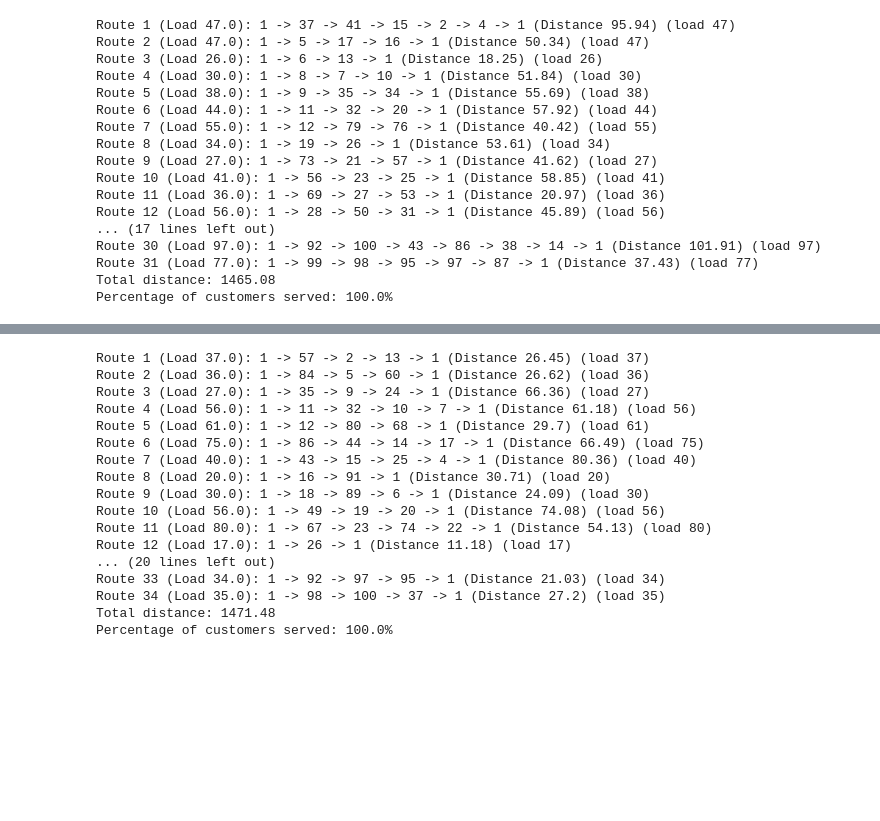
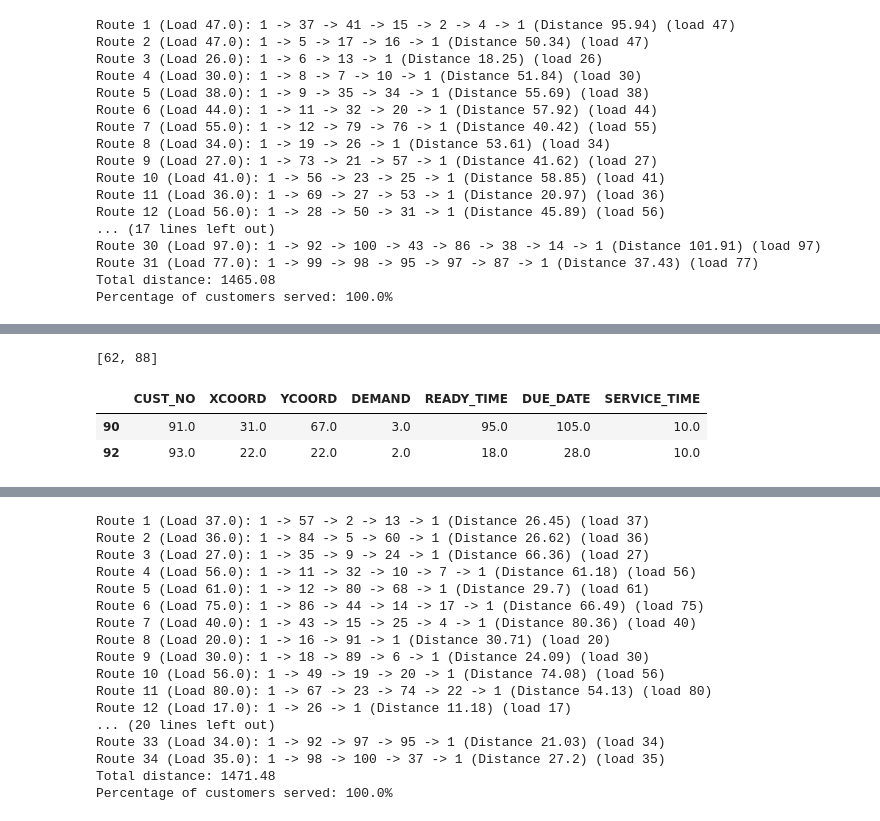
Before and after one commit to AbdallhOmarr/vrp-problem, a Jupyter notebook: enhanced genetic algorithm.ipynb, the cells around one changed output, grey strips where cells are left out. Cells and saved outputs as stored; diff of their text form; code cells hidden in the pictures; blank space fills up the shorter version.

```diff
--- a/enhanced genetic algorithm.ipynb
+++ b/enhanced genetic algorithm.ipynb
@@ -329,0 +445,6 @@ Percentage of customers served: 100.0%
+# %%
+x = [88, 62]
+x.reverse()
+x
+# %% [output]
+[62, 88]
@@ -329,0 +491,6 @@ Percentage of customers served: 100.0%
+# %%
+customers[customers["CUST_NO"].isin([93,91])]
+# %% [output]
+|  | CUST_NO | XCOORD | YCOORD | DEMAND | READY_TIME | DUE_DATE | SERVICE_TIME |
+| 90 | 91.0 | 31.0 | 67.0 | 3.0 | 95.0 | 105.0 | 10.0 |
+| 92 | 93.0 | 22.0 | 22.0 | 2.0 | 18.0 | 28.0 | 10.0 |
```
Also changed, not shown: parts of 23 cells of this notebook, 2 other files.
